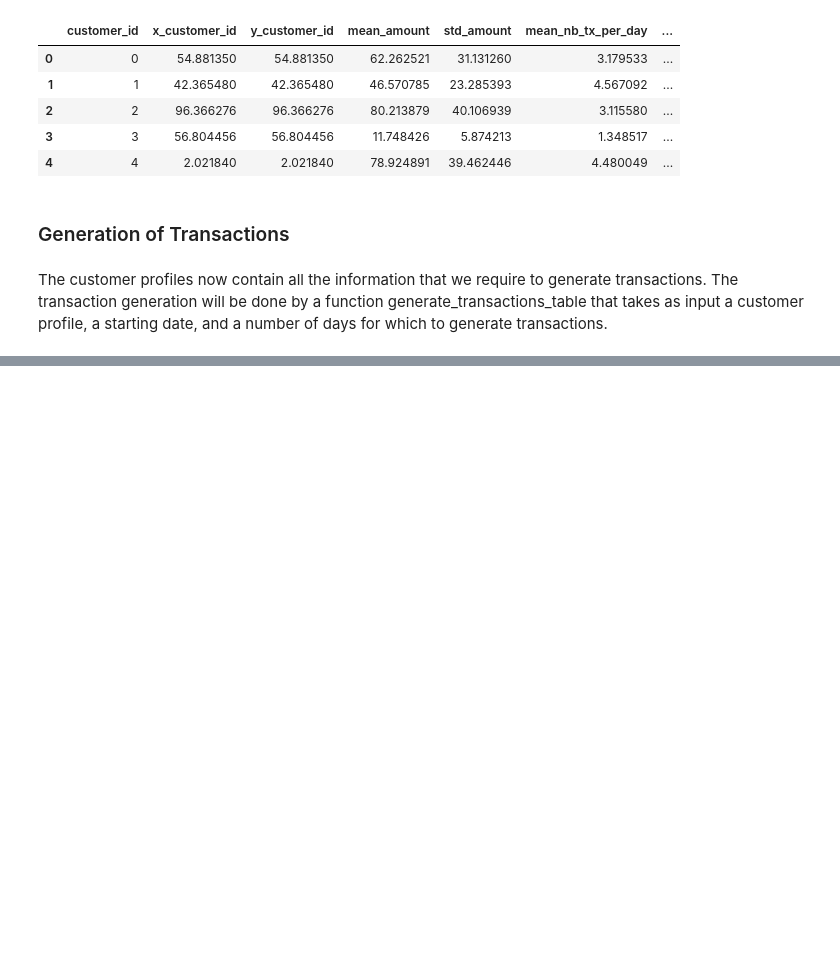
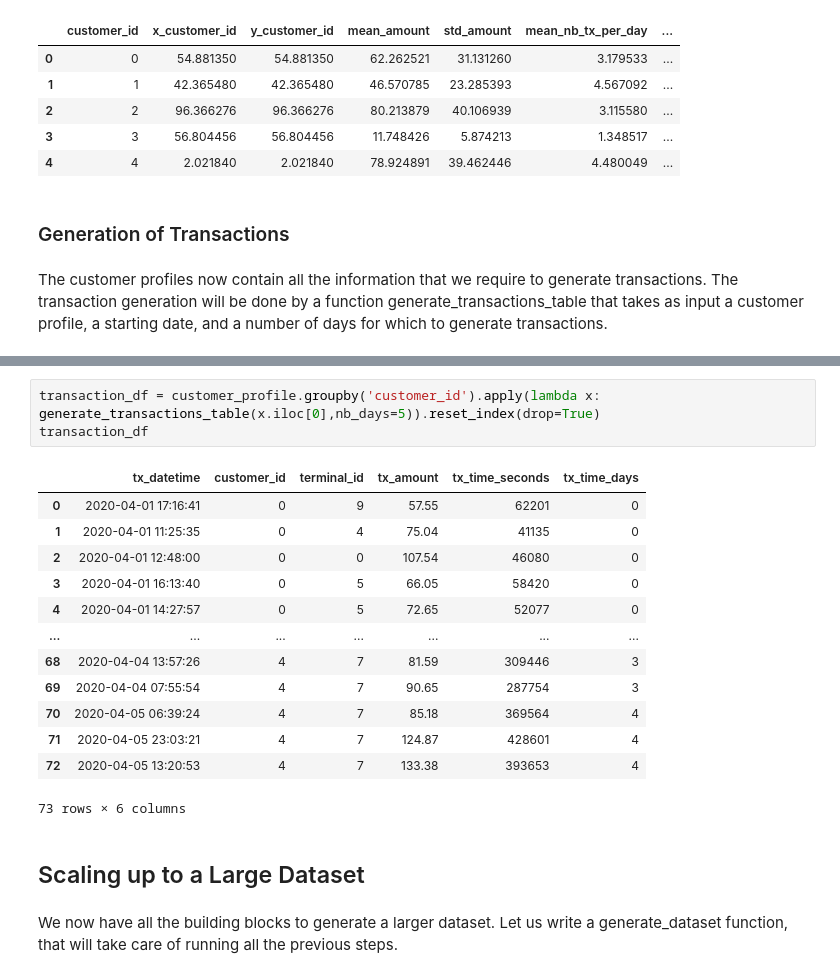
Before and after one commit to ShahulHam33d/Fraud_Transaction_Detection, a Jupyter notebook: Fraud_transaction_detection.ipynb, the cells around one changed output, grey strips where cells are left out. Drawn from its saved outputs; the diff is of its cells as text; blank space fills up the shorter version.

```diff
--- a/Fraud_transaction_detection.ipynb
+++ b/Fraud_transaction_detection.ipynb
@@ -208,0 +258,21 @@ def generate_transactions_table(customer_profile, start_date = "2020-09-01", nb_
+# %%
+transaction_df = customer_profile.groupby('customer_id').apply(lambda x: generate_transactions_table(x.iloc[0],nb_days=5)).reset_index(drop=True)
+transaction_df
+# %% [output]
+|  | tx_datetime | customer_id | terminal_id | tx_amount | tx_time_seconds | tx_time_days |
+| 0 | 2020-04-01 17:16:41 | 0 | 9 | 57.55 | 62201 | 0 |
+| 1 | 2020-04-01 11:25:35 | 0 | 4 | 75.04 | 41135 | 0 |
+| 2 | 2020-04-01 12:48:00 | 0 | 0 | 107.54 | 46080 | 0 |
+| 3 | 2020-04-01 16:13:40 | 0 | 5 | 66.05 | 58420 | 0 |
+| 4 | 2020-04-01 14:27:57 | 0 | 5 | 72.65 | 52077 | 0 |
+| ... | ... | ... | ... | ... | ... | ... |
+| 68 | 2020-04-04 13:57:26 | 4 | 7 | 81.59 | 309446 | 3 |
+| 69 | 2020-04-04 07:55:54 | 4 | 7 | 90.65 | 287754 | 3 |
+| 70 | 2020-04-05 06:39:24 | 4 | 7 | 85.18 | 369564 | 4 |
+| 71 | 2020-04-05 23:03:21 | 4 | 7 | 124.87 | 428601 | 4 |
+| 72 | 2020-04-05 13:20:53 | 4 | 7 | 133.38 | 393653 | 4 |
+73 rows × 6 columns
+# %% [markdown]
+## Scaling up to a Large Dataset
+# %% [markdown]
+We now have all the building blocks to generate a larger dataset. Let us write a generate_dataset function, that will take care of running all the previous steps.
```
Also changed, not shown: parts of 11 cells of this notebook.
